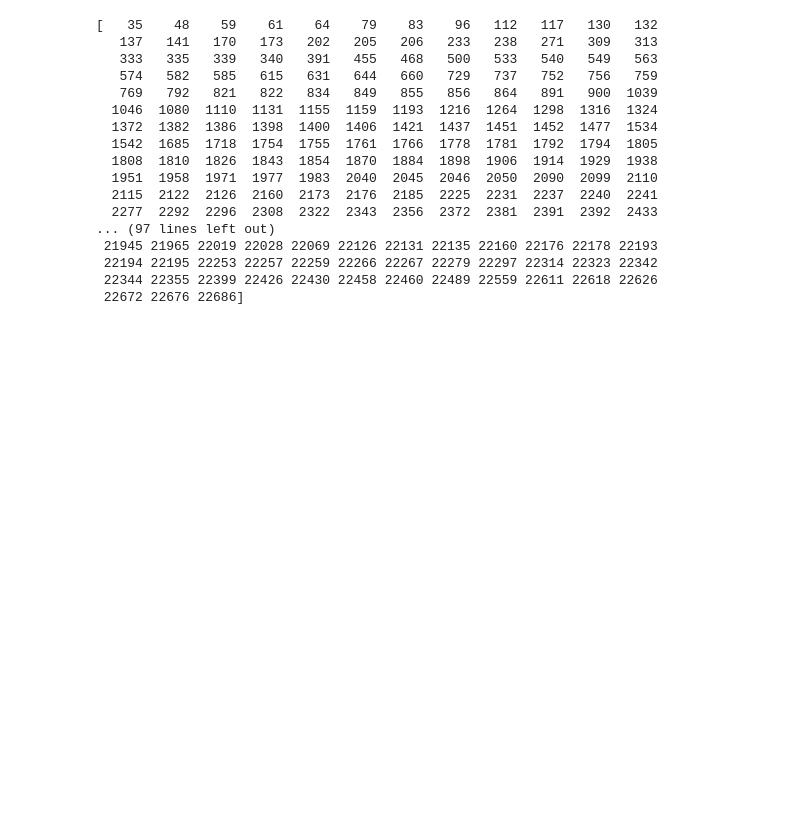
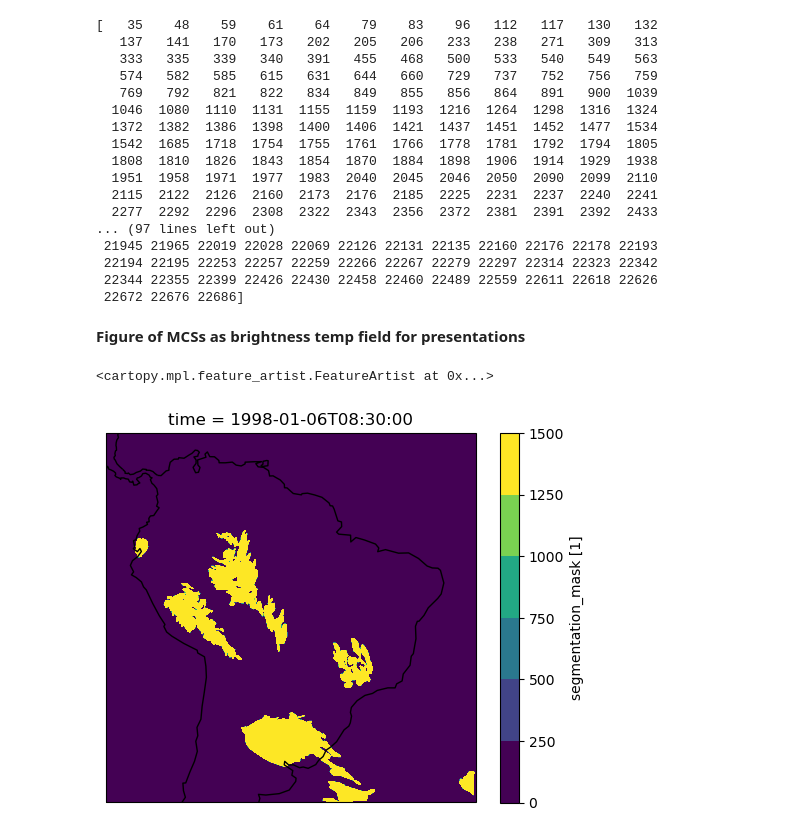
Before and after one commit to harrietgilmour/analysis, a Jupyter notebook: precip_&_coldcore_single_cell_loop.ipynb, the cells around one changed output. Saved outputs shown, nothing was run; the diff lists cells and outputs as text; code cells hidden in the pictures; blank space fills up the shorter version.

Commit message:
adapted to make mcs animation for presentations

```diff
--- a/precip_&_coldcore_single_cell_loop.ipynb
+++ b/precip_&_coldcore_single_cell_loop.ipynb
@@ -27,7 +27,7 @@ warnings.filterwarnings('ignore')
 # %%
 # Import datasets
 #mask = xr.open_dataset('/data/users/hgilmour/initial_tracks/tobac_initial_tracks/segmentation/regridded/regridded_segmentation_yearly_1998.nc')
-mask = xr.open_dataset('/data/users/hgilmour/initial_tracks/tobac_initial_tracks/segmentation/segmentation_yearly_1998.nc')
+mask = xr.open_dataset('/project/cssp_brazil/mcs_tracking_HG/CPM_HINDCAST_TRACKS/segmentation_cpm/segmentation_yearly_1998.nc')
 mask = mask.segmentation_mask
 mask #segmentation mask from tracking on Jan 2005 with [240, 200] and [1975, 10]
 
@@ -862,3 +860,16 @@ print(np.intersect1d(CCPF_original_array, no_precip_regridded_array))
  22194 22195 22253 22257 22259 22266 22267 22279 22297 22314 22323 22342
  22344 22355 22399 22426 22430 22458 22460 22489 22559 22611 22618 22626
  22672 22676 22686]
+# %% [markdown]
+**Figure of MCSs as brightness temp field for presentations**
+# %%
+seg_mask = mask[128,:,:]
+
+#print(seg_mask)
+
+ax = plt.axes(projection=ccrs.PlateCarree())
+seg_mask.plot.contourf(ax=ax,transform=ccrs.PlateCarree(),zorder=0)
+ax.coastlines(zorder=1)
+# %% [output]
+<cartopy.mpl.feature_artist.FeatureArtist at 0x...>
+[figure, added]
```
Also changed, not shown: parts of 2 cells of this notebook.
